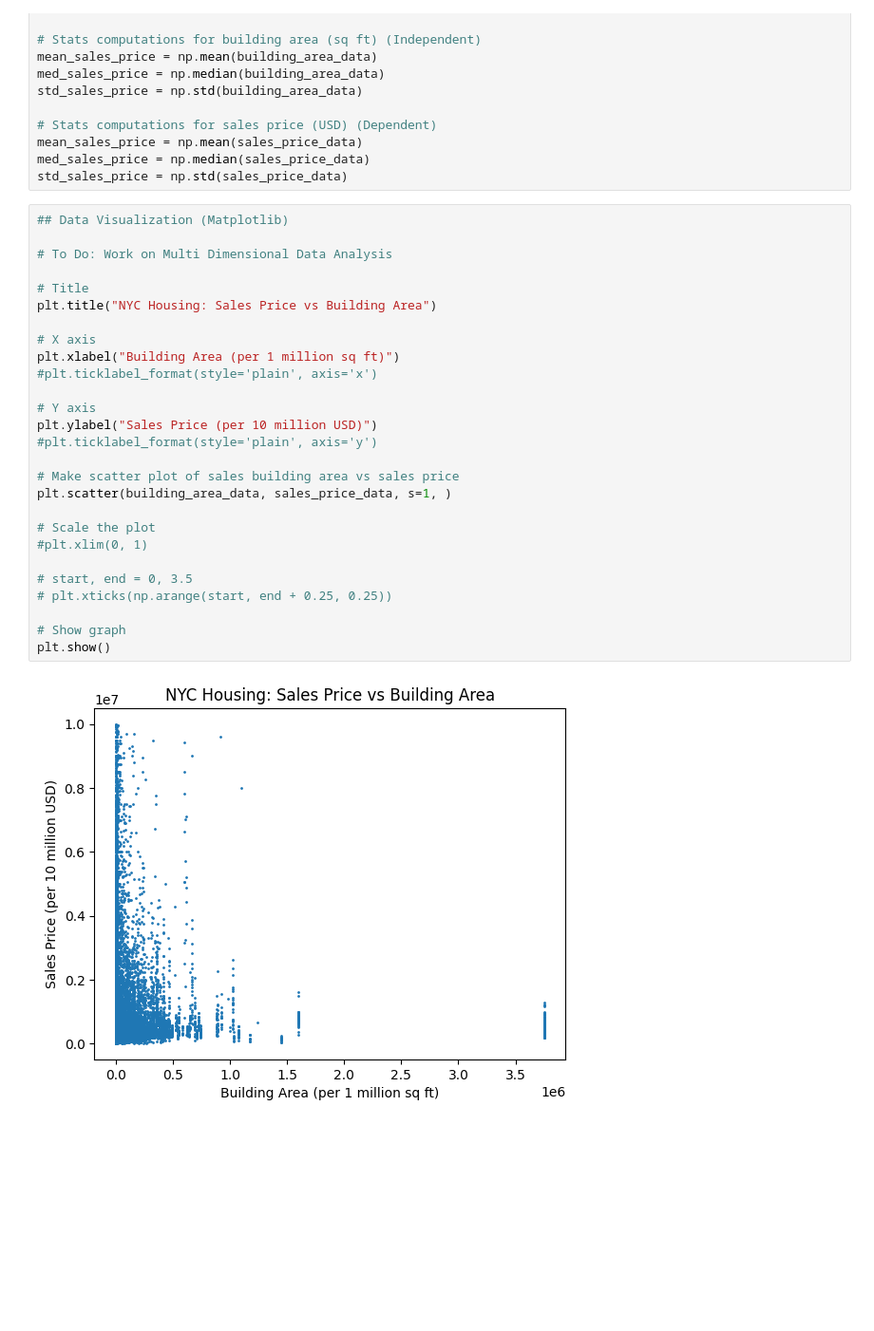
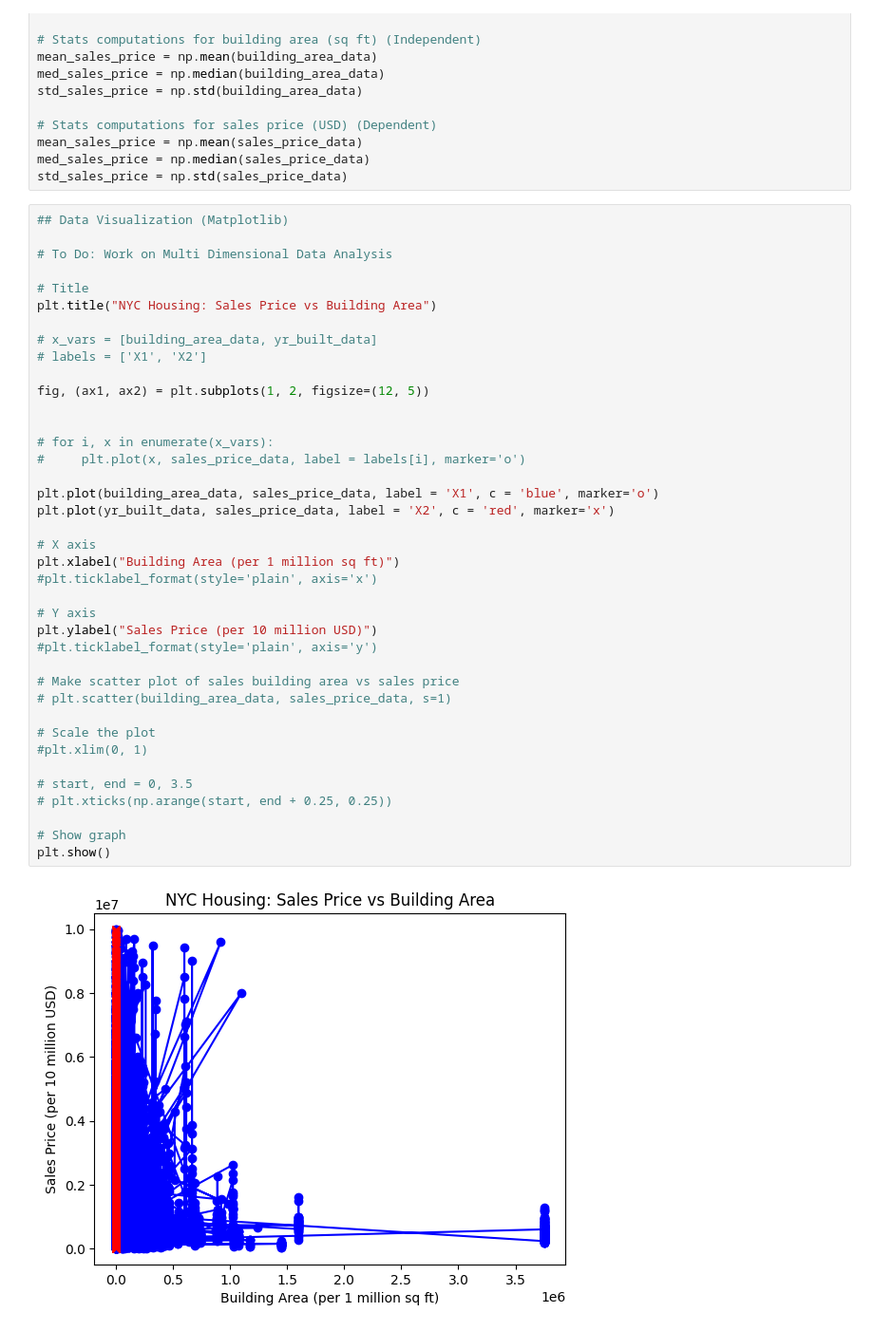
Before and after one commit to loganoden/new-york-city-housing, a Jupyter notebook: nychousing.ipynb, the cells around one changed output. Shown at 95% size. Cells and saved outputs as stored; diff of their text form; blank space fills up the shorter version.

Commit message:
- Import XBoost and work on subplots

```diff
--- a/nychousing.ipynb
+++ b/nychousing.ipynb
@@ -58,32 +59,44 @@ std_sales_price = np.std(sales_price_data)
 # %%
 ## Data Visualization (Matplotlib)
 
 # To Do: Work on Multi Dimensional Data Analysis
 
 # Title
 plt.title("NYC Housing: Sales Price vs Building Area")
+
+# x_vars = [building_area_data, yr_built_data]
+# labels = ['X1', 'X2']
+
+fig, (ax1, ax2) = plt.subplots(1, 2, figsize=(12, 5))
+
+
+# for i, x in enumerate(x_vars):
+#     plt.plot(x, sales_price_data, label = labels[i], marker='o')
+
+plt.plot(building_area_data, sales_price_data, label = 'X1', c = 'blue', marker='o')
+plt.plot(yr_built_data, sales_price_data, label = 'X2', c = 'red', marker='x')
 
 # X axis
 plt.xlabel("Building Area (per 1 million sq ft)")
 #plt.ticklabel_format(style='plain', axis='x')
 
 # Y axis
 plt.ylabel("Sales Price (per 10 million USD)")
 #plt.ticklabel_format(style='plain', axis='y')
 
 # Make scatter plot of sales building area vs sales price
-plt.scatter(building_area_data, sales_price_data, s=1, )
+# plt.scatter(building_area_data, sales_price_data, s=1)
 
 # Scale the plot
 #plt.xlim(0, 1)
 
 # start, end = 0, 3.5
 # plt.xticks(np.arange(start, end + 0.25, 0.25))
 
 # Show graph
 plt.show()
 # %% [output]
-[figure, old version]
+[figure, new version]
 # %%
 # ML (sckit-learn)
 
```
Also changed, not shown: parts of 2 cells of this notebook.
